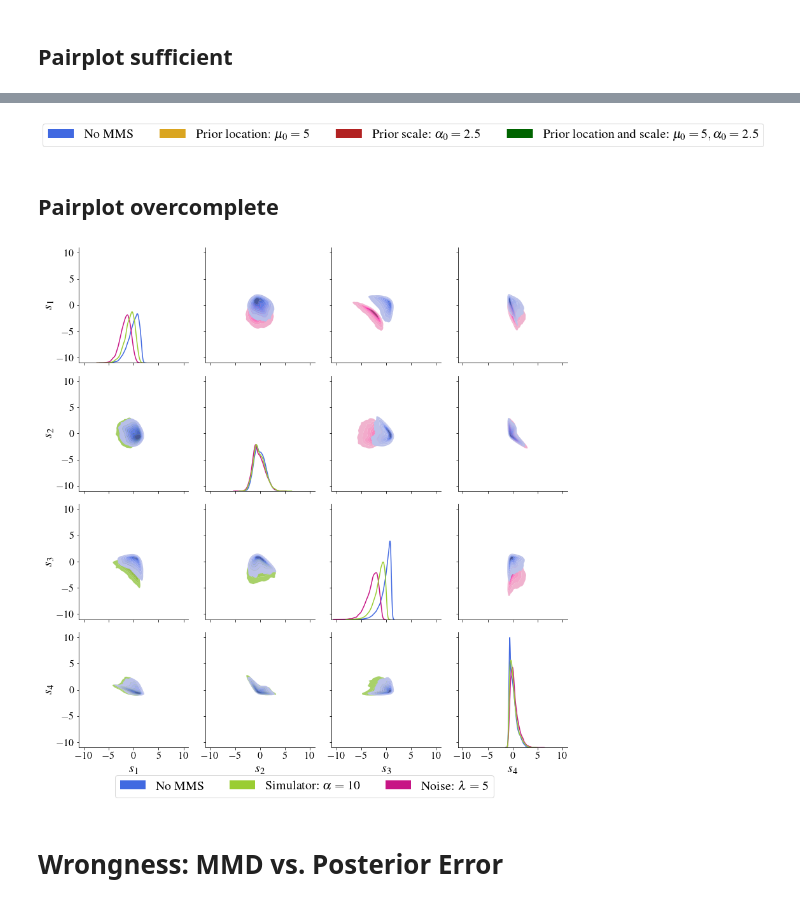
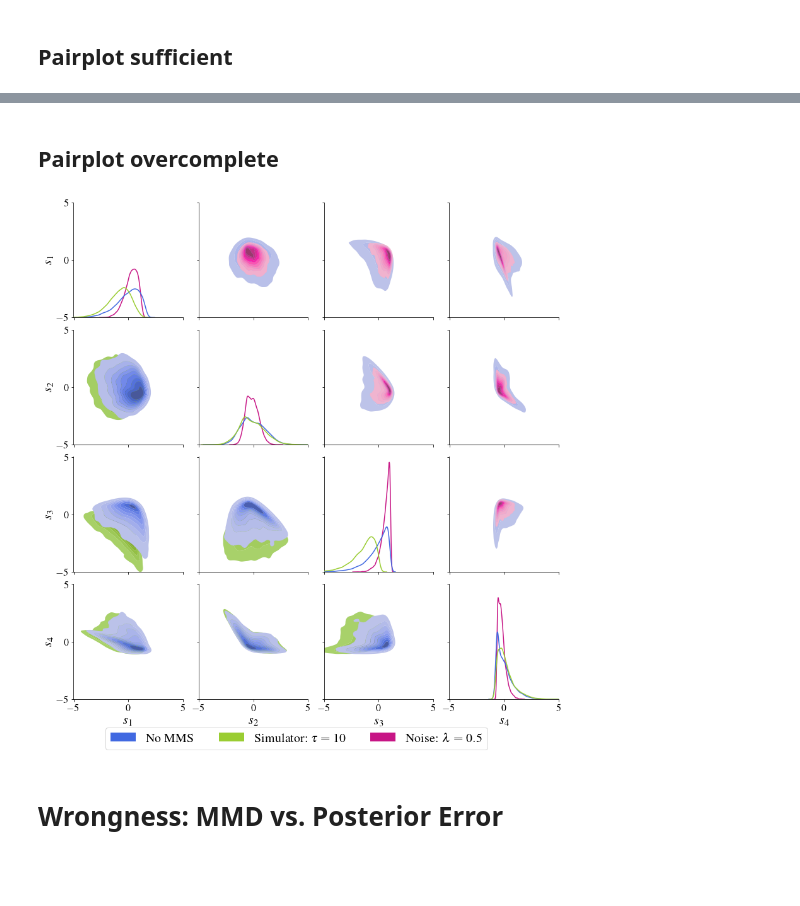
Before and after one commit to marvinschmitt/ModelMisspecificationBF, a Jupyter notebook: abf_mvn_means.ipynb, the cells around one changed output, grey strips where cells are left out. Cells and saved outputs as stored; diff of their text form; code cells hidden in the pictures; blank space fills up the shorter version.

Commit message:
update MVN experiment with Beta-Noise

```diff
--- a/abf_mvn_means.ipynb
+++ b/abf_mvn_means.ipynb
@@ -333,7 +322,7 @@ BayesFlow (x) vs. analytic posterior means (y) -- Recovery of analytic posterior
 # %%
-alpha = 10.0
+tau = 10.0
 prior = GaussianMeanPrior(D=D, mu_mean=0, mu_scale=1)
-simulator = GaussianMeanSimulator(D=D, s = alpha)
+simulator = GaussianMeanSimulator(D=D, s = tau)
 generative_model = GenerativeModel(prior, simulator)
 theta, x = generative_model(200,100)
 
@@ -378,11 +355,9 @@ simulator = GaussianMeanSimulator(D=D)
 generative_model = GenerativeModel(prior, simulator)
 theta, x = generative_model(200, 100)
 
-lamda = 5.0  # contribution of contamination xi
+lamda = 0.5  # contribution of contamination xi
 
-xi = cn.powerlaw_psd_gaussian(exponent=1, size=x.shape)
-
-x = x + lamda * normalize(xi)
+x = noisify_x(x, lamda=lamda)
 
 adversarial_diagnostics(trainer_overcomplete, generative_model=None, theta=theta, x=x,
                         #print_plots=True,
@@ -721,13 +687,11 @@ plt.figure(figsize=(0.1,0.1))
 plt.gca().set_axis_off()
 handles = [mpatches.Patch(facecolor=color_codes["No MMS"], label=r"No MMS"),
            mpatches.Patch(facecolor=color_codes["Prior location"], label=r"Prior location: $\mu_0=5$"),
-           mpatches.Patch(facecolor=color_codes["Prior scale"], label=r"Prior scale: $\alpha_0=2.5$"),
-           mpatches.Patch(facecolor=color_codes["Prior location + scale"], label=r"Prior location and scale: $\mu_0=5, \alpha_0=2.5$")
+           mpatches.Patch(facecolor=color_codes["Prior scale"], label=r"Prior scale: $\tau_0=2.5$"),
+           mpatches.Patch(facecolor=color_codes["Prior location + scale"], label=r"Prior location and scale: $\mu_0=5, \tau_0=2.5$")
            ]
 plt.legend(handles=handles, loc="center", ncol=4, title="" ,fontsize=20, labelspacing=2)
 plt.savefig(f"plots/abf_mvn_means_sufficient_pairplot_MMD_legend.{FILEFORMAT}", bbox_inches="tight", dpi=DPI)
-# %% [output]
-[figure, removed]
 # %% [markdown]
 ## Pairplot overcomplete
 # %%
@@ -745,14 +709,17 @@ _, x_simulator_MMS = GenerativeModel(
 _, x_noise_MMS = GenerativeModel(
     GaussianMeanPrior(D=D, mu_mean=0, mu_scale=1),
     GaussianMeanSimulator(D=D))(n_sim, 100)
-x_noise_MMS += 5.0 * normalize(cn.powerlaw_psd_gaussian(exponent=1, size=x_no_MMS.shape))
+
+x_noise_MMS = noisify_x(x_noise_MMS, lamda = 0.5,
+                          noise_sampler = partial(beta_noise_sampler, a=2, b=5, tau=1)
+                         )
 
 s_no_MMS = np.array(trainer_overcomplete.network.summary_net(x_no_MMS))
 s_simulator_MMS = np.array(trainer_overcomplete.network.summary_net(x_simulator_MMS))
 s_noise_MMS = np.array(trainer_overcomplete.network.summary_net(x_noise_MMS))
 # %%
-TASK_NAMES = ['Simulator', 'Noise', 'No MMS']
-S_ALL = [s_simulator_MMS, s_noise_MMS, s_no_MMS]
+TASK_NAMES = ['Simulator', 'No MMS', 'Noise']
+S_ALL = [s_simulator_MMS, s_no_MMS, s_noise_MMS]
 DF = (pd.DataFrame(s, columns=[r'$s_{%i}$'%i for i in range(1, S_overcomplete+1)]) for s in S_ALL)
 
 df = pd.concat(DF,
@@ -770,39 +737,42 @@ g.map_diag(sns.kdeplot)
 g.map_lower(plot_subset, mask=
             (
                 (df["MMS"] == 'Simulator') |
                 (df["MMS"] == 'No MMS')
            )
            )
 
 
 g.map_upper(plot_subset, mask=
             (
-                (df["MMS"] == 'Noise') |
-                (df["MMS"] == 'No MMS')
+                (df["MMS"] == 'No MMS') |
+                (df["MMS"] == 'Noise')
+
            )
            )
 
 handles = [mpatches.Patch(facecolor=color_codes["No MMS"], label=r"No MMS"),
-           mpatches.Patch(facecolor=color_codes["Simulator"], label=r"Simulator: $\alpha=10$"),
-           mpatches.Patch(facecolor=color_codes["Noise"], label=r"Noise: $\lambda=5$")
+           mpatches.Patch(facecolor=color_codes["Simulator"], label=r"Simulator: $\tau=10$"),
+           mpatches.Patch(facecolor=color_codes["Noise"], label=r"Noise: $\lambda=0.5$")
            ]
 
 plt.legend(handles=handles, loc="upper center", ncol=4, bbox_to_anchor=(-1.4, -1.3), title="", fontsize=20)
 
-absmax = np.ceil(np.abs(df.iloc[:, 1:].values).max())
+absmax = 5.01 #np.ceil(np.abs(df.iloc[:, 1:].values).max())
 ticks = np.arange(-100, 100, 5)
 ticks = ticks[(ticks>-absmax) & (ticks<absmax)]
+
 
 for ax in g.axes.flatten():
     ax.set_xlim(-absmax, absmax)
     ax.set_ylim(-absmax, absmax)
 
     ax.set_xticks(ticks)
     ax.set_yticks(ticks)
 
+
 plt.savefig(f"plots/abf_mvn_means_overcomplete_pairplot.{FILEFORMAT}", bbox_inches="tight", dpi=DPI)   ## bbox tight    # tiff oder pdf, dpi > 300
 # %% [output]
-[figure, old version]
+[figure, new version]
 # %% [markdown]
 # Wrongness: MMD vs. Posterior Error
 # %% [markdown]
```
Also changed, not shown: parts of 64 cells of this notebook, 1 other file.
